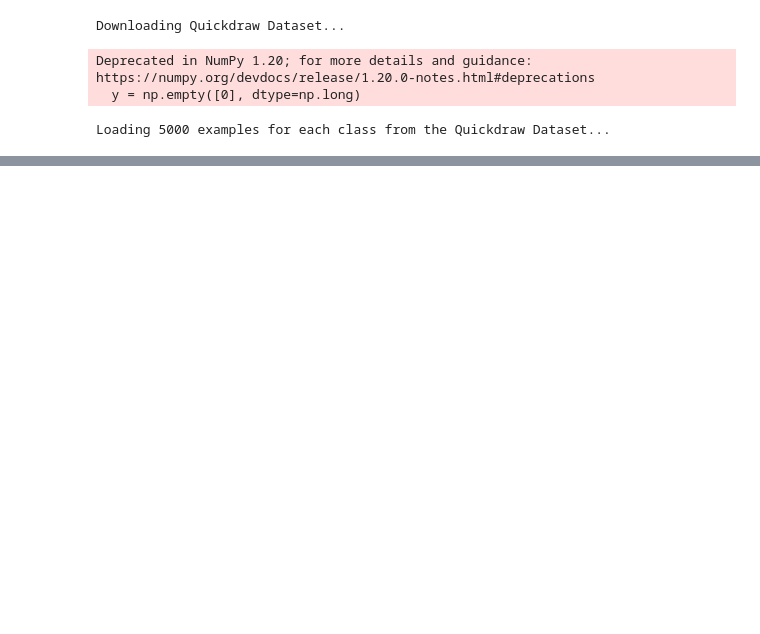
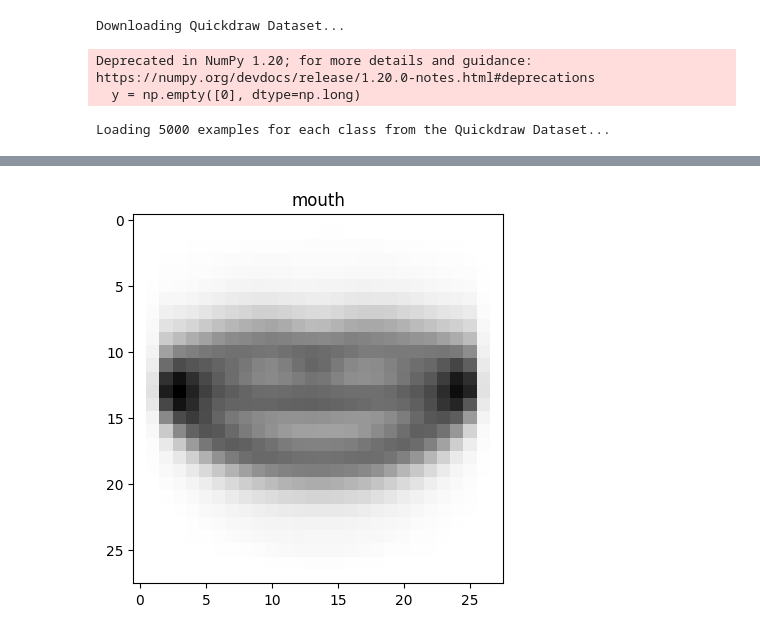
Before and after one commit to moritzdueck/collaiborate, a Jupyter notebook: collaiborate/Exploration.ipynb, the cells around one changed output, grey strips where cells are left out. Saved outputs shown, nothing was run; the diff lists cells and outputs as text; code cells hidden in the pictures; blank space fills up the shorter version.

```diff
--- a/collaiborate/Exploration.ipynb
+++ b/collaiborate/Exploration.ipynb
@@ -289,0 +180,4 @@ wine bottle : 16
+# %%
+dataset.draw_mean_image(7)
+# %% [output]
+[figure, added]
```
Also changed, not shown: parts of 27 cells of this notebook, 1 other file.
